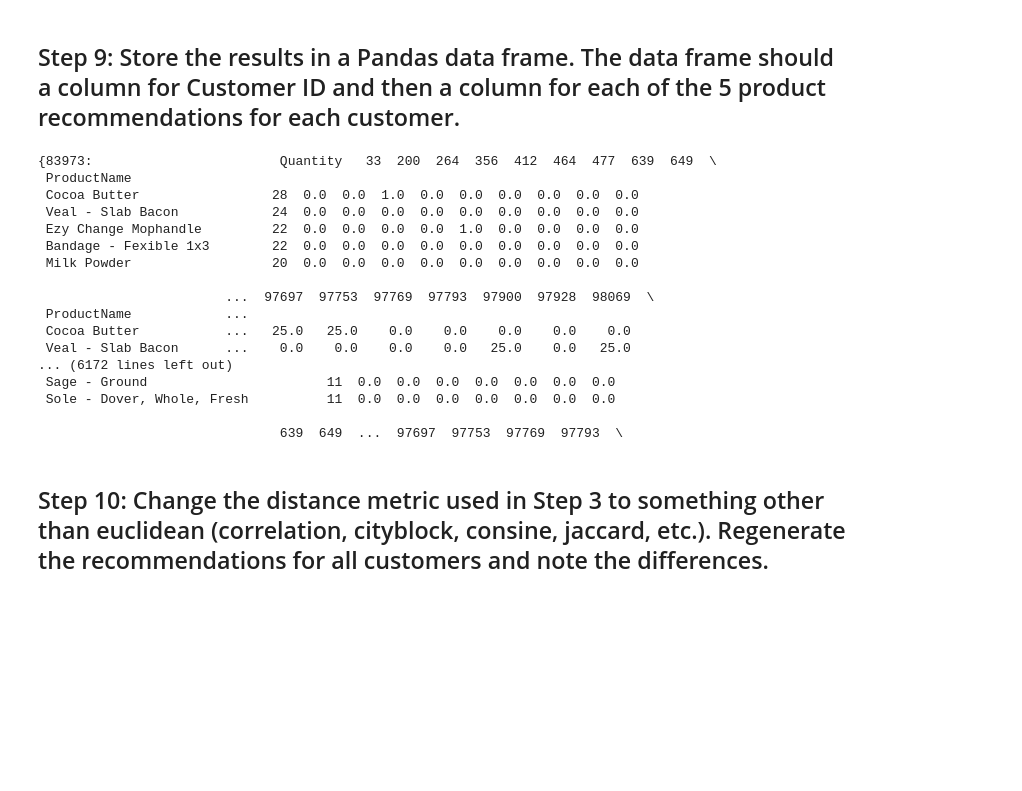
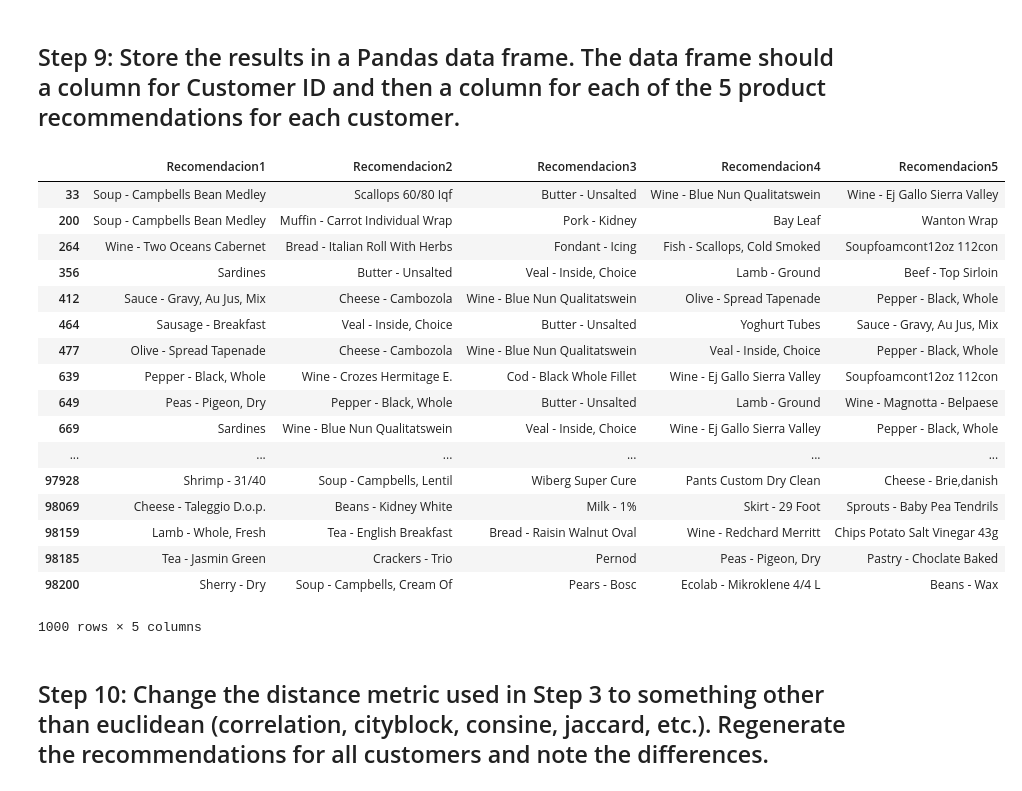
Before and after one commit to ironhack-datalabs/datamad0419, a Jupyter notebook: module-2/lab-intro-recommender-systems/your-code/main.ipynb, the cells around one changed output. Cells and saved outputs as stored; diff of their text form; code cells hidden in the pictures; blank space fills up the shorter version.

```diff
--- a/module-2/lab-intro-recommender-systems/your-code/main.ipynb
+++ b/module-2/lab-intro-recommender-systems/your-code/main.ipynb
@@ -204,24 +201,27 @@ new_dict
 # %% [markdown]
 ##  Step 9: Store the results in a Pandas data frame. The data frame should a column for Customer ID and then a column for each of the 5 product recommendations for each customer.
-# %%
-new_dict
-# %% [output]
-{83973:                        Quantity   33  200  264  356  412  464  477  639  649  \
- ProductName
- Cocoa Butter                 28  0.0  0.0  1.0  0.0  0.0  0.0  0.0  0.0  0.0
- Veal - Slab Bacon            24  0.0  0.0  0.0  0.0  0.0  0.0  0.0  0.0  0.0
- Ezy Change Mophandle         22  0.0  0.0  0.0  0.0  1.0  0.0  0.0  0.0  0.0
- Bandage - Fexible 1x3        22  0.0  0.0  0.0  0.0  0.0  0.0  0.0  0.0  0.0
- Milk Powder                  20  0.0  0.0  0.0  0.0  0.0  0.0  0.0  0.0  0.0
-
-                        ...  97697  97753  97769  97793  97900  97928  98069  \
- ProductName            ...
- Cocoa Butter           ...   25.0   25.0    0.0    0.0    0.0    0.0    0.0
- Veal - Slab Bacon      ...    0.0    0.0    0.0    0.0   25.0    0.0   25.0
-... (6172 lines left out)
- Sage - Ground                       11  0.0  0.0  0.0  0.0  0.0  0.0  0.0
- Sole - Dover, Whole, Fresh          11  0.0  0.0  0.0  0.0  0.0  0.0  0.0
-
-                               639  649  ...  97697  97753  97769  97793  \
+# %%
+recom_per_custom=pd.DataFrame(new_dict).T
+recom_per_custom.columns = ['Recomendacion1', 'Recomendacion2', 'Recomendacion3', 'Recomendacion4', 'Recomendacion5']
+recom_per_custom
+# %% [output]
+|  | Recomendacion1 | Recomendacion2 | Recomendacion3 | Recomendacion4 | Recomendacion5 |
+| 33 | Soup - Campbells Bean Medley | Scallops 60/80 Iqf | Butter - Unsalted | Wine - Blue Nun Qualitatswein | Wine - Ej Gallo Sierra Valley |
+| 200 | Soup - Campbells Bean Medley | Muffin - Carrot Individual Wrap | Pork - Kidney | Bay Leaf | Wanton Wrap |
+| 264 | Wine - Two Oceans Cabernet | Bread - Italian Roll With Herbs | Fondant - Icing | Fish - Scallops, Cold Smoked | Soupfoamcont12oz 112con |
+| 356 | Sardines | Butter - Unsalted | Veal - Inside, Choice | Lamb - Ground | Beef - Top Sirloin |
+| 412 | Sauce - Gravy, Au Jus, Mix | Cheese - Cambozola | Wine - Blue Nun Qualitatswein | Olive - Spread Tapenade | Pepper - Black, Whole |
+| 464 | Sausage - Breakfast | Veal - Inside, Choice | Butter - Unsalted | Yoghurt Tubes | Sauce - Gravy, Au Jus, Mix |
+| 477 | Olive - Spread Tapenade | Cheese - Cambozola | Wine - Blue Nun Qualitatswein | Veal - Inside, Choice | Pepper - Black, Whole |
+| 639 | Pepper - Black, Whole | Wine - Crozes Hermitage E. | Cod - Black Whole Fillet | Wine - Ej Gallo Sierra Valley | Soupfoamcont12oz 112con |
+| 649 | Peas - Pigeon, Dry | Pepper - Black, Whole | Butter - Unsalted | Lamb - Ground | Wine - Magnotta - Belpaese |
+| 669 | Sardines | Wine - Blue Nun Qualitatswein | Veal - Inside, Choice | Wine - Ej Gallo Sierra Valley | Pepper - Black, Whole |
+| ... | ... | ... | ... | ... | ... |
+| 97928 | Shrimp - 31/40 | Soup - Campbells, Lentil | Wiberg Super Cure | Pants Custom Dry Clean | Cheese - Brie,danish |
+| 98069 | Cheese - Taleggio D.o.p. | Beans - Kidney White | Milk - 1% | Skirt - 29 Foot | Sprouts - Baby Pea Tendrils |
+| 98159 | Lamb - Whole, Fresh | Tea - English Breakfast | Bread - Raisin Walnut Oval | Wine - Redchard Merritt | Chips Potato Salt Vinegar 43g |
+| 98185 | Tea - Jasmin Green | Crackers - Trio | Pernod | Peas - Pigeon, Dry | Pastry - Choclate Baked |
+| 98200 | Sherry - Dry | Soup - Campbells, Cream Of | Pears - Bosc | Ecolab - Mikroklene 4/4 L | Beans - Wax |
+1000 rows × 5 columns
 # %% [markdown]
 ## Step 10: Change the distance metric used in Step 3 to something other than euclidean (correlation, cityblock, consine, jaccard, etc.). Regenerate the recommendations for all customers and note the differences.
```
Also changed, not shown: parts of 3 cells of this notebook.
